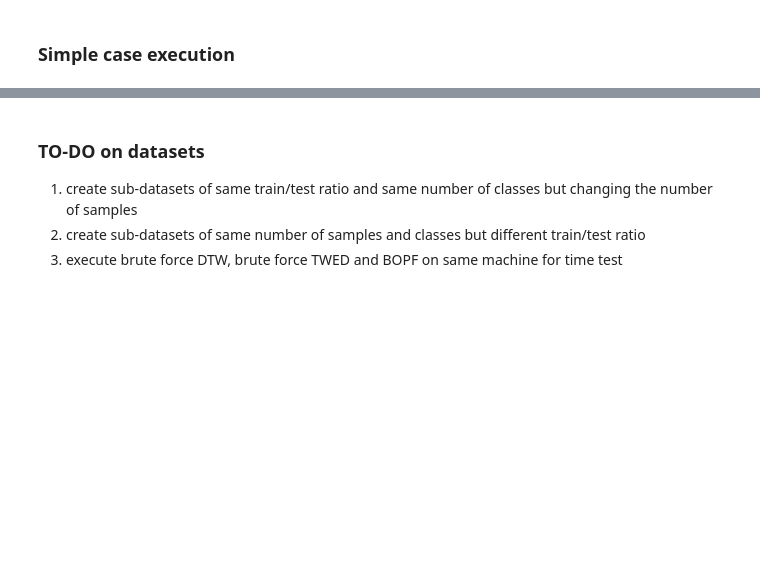
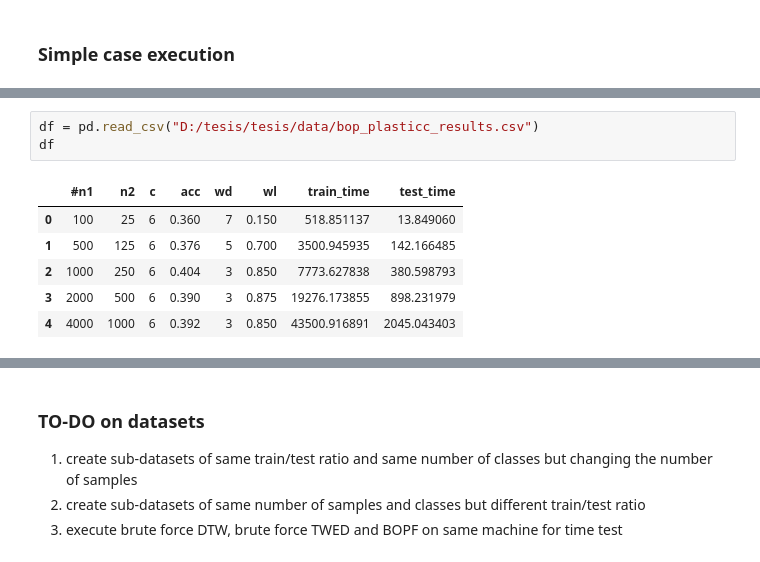
Before and after one commit to frmunozz/irregular-bag-of-pattern, a Jupyter notebook: notebooks/bagOfPatternsFeature.ipynb, the cells around one changed output, grey strips where cells are left out. Cells and saved outputs as stored; diff of their text form; blank space fills up the shorter version.

```diff
--- a/notebooks/bagOfPatternsFeature.ipynb
+++ b/notebooks/bagOfPatternsFeature.ipynb
@@ -515,0 +553,10 @@ Note: The test part wasn't executed using multiprocessing, only the train part w
+# %%
+df = pd.read_csv("D:/tesis/tesis/data/bop_plasticc_results.csv")
+df
+# %% [output]
+|  | #n1 | n2 | c | acc | wd | wl | train_time | test_time |
+| 0 | 100 | 25 | 6 | 0.360 | 7 | 0.150 | 518.851137 | 13.849060 |
+| 1 | 500 | 125 | 6 | 0.376 | 5 | 0.700 | 3500.945935 | 142.166485 |
+| 2 | 1000 | 250 | 6 | 0.404 | 3 | 0.850 | 7773.627838 | 380.598793 |
+| 3 | 2000 | 500 | 6 | 0.390 | 3 | 0.875 | 19276.173855 | 898.231979 |
+| 4 | 4000 | 1000 | 6 | 0.392 | 3 | 0.850 | 43500.916891 | 2045.043403 |
```
Also changed, not shown: parts of 24 cells of this notebook, 3 other files.
